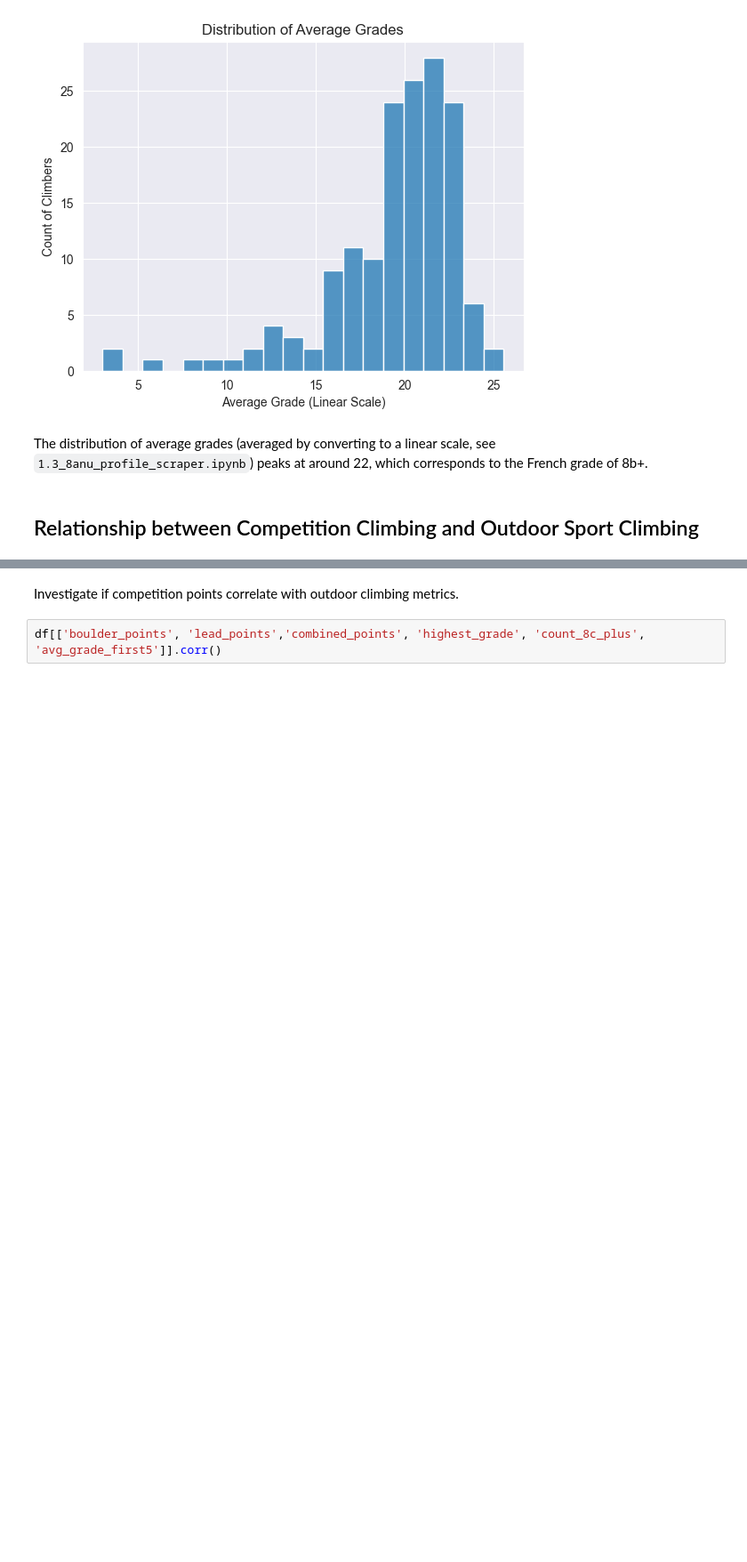
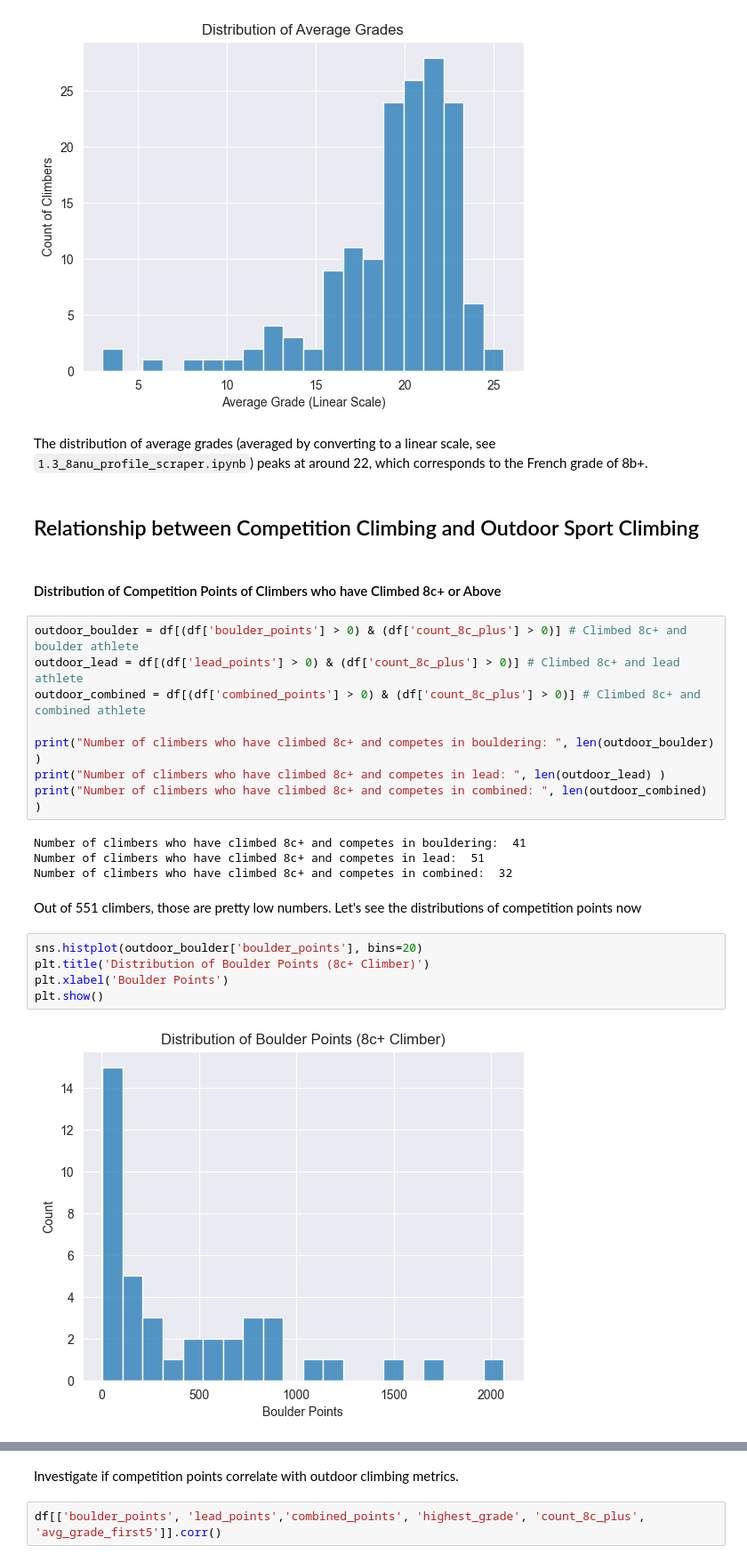
Before and after one commit to ssinix/crag-to-competition, a Jupyter notebook: 02_data_analysis/2.1_EDA.ipynb, the cells around one changed output, grey strips where cells are left out. Shown: that part at 89% size. Saved outputs shown, nothing was run; the diff lists cells and outputs as text; blank space fills up the shorter version.

Commit message:
Add distribution of competition points of those who have climbed 8c+

```diff
--- a/02_data_analysis/2.1_EDA.ipynb
+++ b/02_data_analysis/2.1_EDA.ipynb
@@ -362,3 +362,26 @@ plt.show()
 The distribution of average grades (averaged by converting to a linear scale, see `1.3_8anu_profile_scraper.ipynb`) peaks at around 22, which corresponds to the French grade of 8b+.
 # %% [markdown]
 ## Relationship between Competition Climbing and Outdoor Sport Climbing
+# %% [markdown]
+#### Distribution of Competition Points of Climbers who have Climbed 8c+ or Above
+# %%
+outdoor_boulder = df[(df['boulder_points'] > 0) & (df['count_8c_plus'] > 0)] # Climbed 8c+ and boulder athlete
+outdoor_lead = df[(df['lead_points'] > 0) & (df['count_8c_plus'] > 0)] # Climbed 8c+ and lead athlete
+outdoor_combined = df[(df['combined_points'] > 0) & (df['count_8c_plus'] > 0)] # Climbed 8c+ and combined athlete
+
+print("Number of climbers who have climbed 8c+ and competes in bouldering: ", len(outdoor_boulder) )
+print("Number of climbers who have climbed 8c+ and competes in lead: ", len(outdoor_lead) )
+print("Number of climbers who have climbed 8c+ and competes in combined: ", len(outdoor_combined) )
+# %% [output]
+Number of climbers who have climbed 8c+ and competes in bouldering:  41
+Number of climbers who have climbed 8c+ and competes in lead:  51
+Number of climbers who have climbed 8c+ and competes in combined:  32
+# %% [markdown]
+Out of 551 climbers, those are pretty low numbers. Let's see the distributions of competition points now
+# %%
+sns.histplot(outdoor_boulder['boulder_points'], bins=20)
+plt.title('Distribution of Boulder Points (8c+ Climber)')
+plt.xlabel('Boulder Points')
+plt.show()
+# %% [output]
+[figure, added]
```
Also changed, not shown: parts of 3 cells of this notebook.
